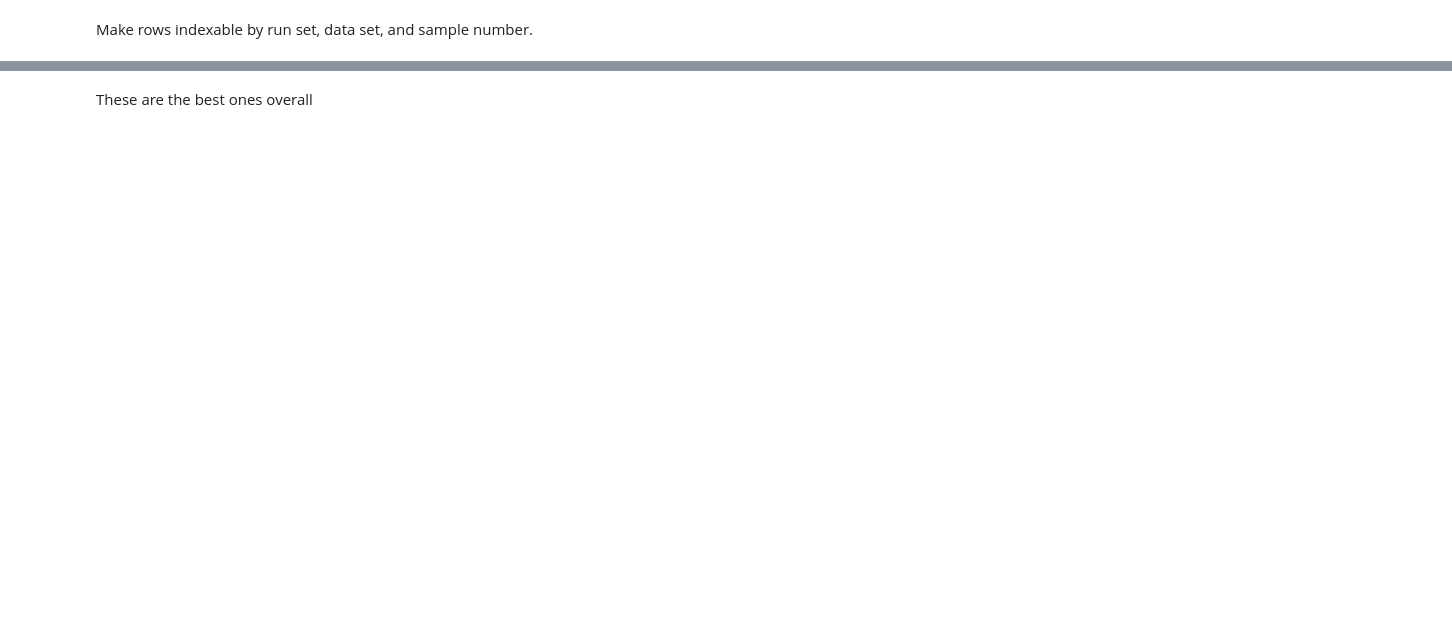
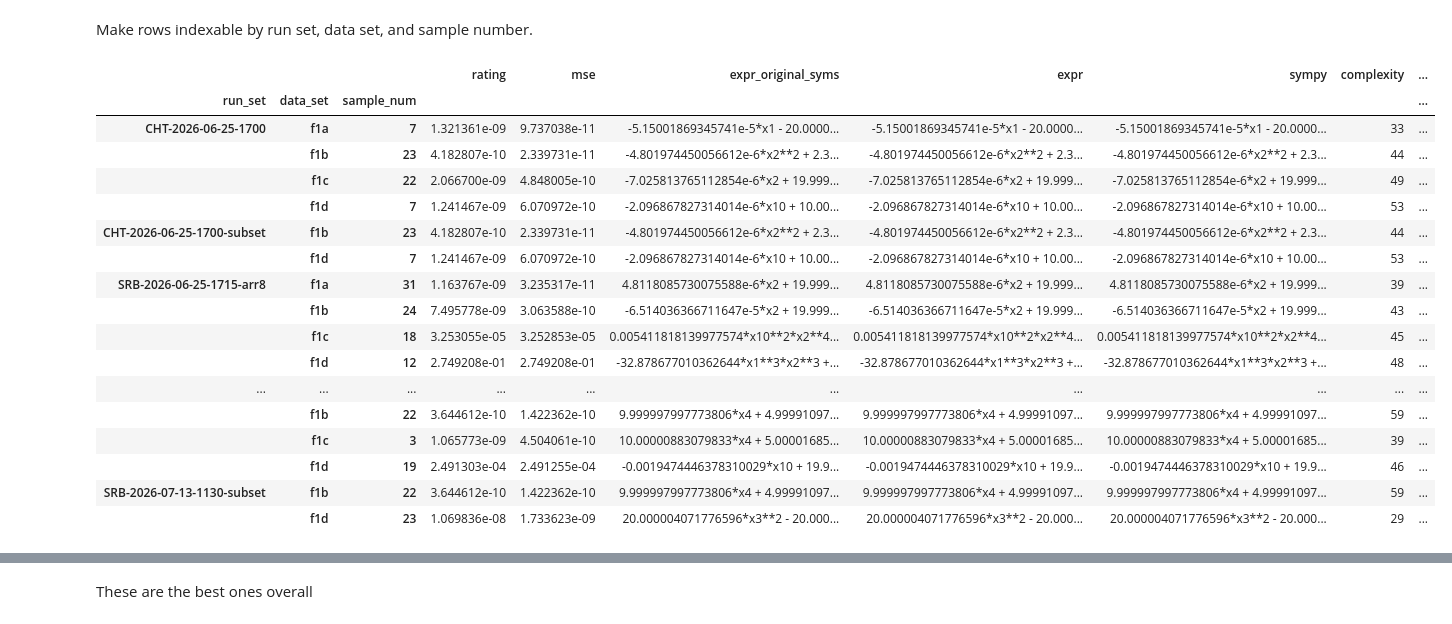
Before and after one commit to wgm-applied-math/JessamineBenchmark.jl, a Jupyter notebook: benchmarks/Friedman-1/Analysis.ipynb, the cells around one changed output, grey strips where cells are left out. Drawn from its saved outputs; the diff is of its cells as text; code cells hidden in the pictures; blank space fills up the shorter version.

```diff
--- a/benchmarks/Friedman-1/Analysis.ipynb
+++ b/benchmarks/Friedman-1/Analysis.ipynb
@@ -46,2 +57,24 @@ fr2 = fr1.set_index(["run_set", "data_set", "sample_num"])
+# %%
+all_min_mse_ixs = fr2.groupby(level=["run_set", "data_set"]).mse.idxmin()
+fr2.loc[all_min_mse_ixs]
+# %% [output]
+|  |  |  | rating | mse | expr_original_syms | expr | sympy | complexity | ... |
+| run_set | data_set | sample_num |  |  |  |  |  |  | ... |
+| CHT-2026-06-25-1700 | f1a | 7 | 1.321361e-09 | 9.737038e-11 | -5.15001869345741e-5*x1 - 20.0000... | -5.15001869345741e-5*x1 - 20.0000... | -5.15001869345741e-5*x1 - 20.0000... | 33 | ... |
+|  | f1b | 23 | 4.182807e-10 | 2.339731e-11 | -4.801974450056612e-6*x2**2 + 2.3... | -4.801974450056612e-6*x2**2 + 2.3... | -4.801974450056612e-6*x2**2 + 2.3... | 44 | ... |
+|  | f1c | 22 | 2.066700e-09 | 4.848005e-10 | -7.025813765112854e-6*x2 + 19.999... | -7.025813765112854e-6*x2 + 19.999... | -7.025813765112854e-6*x2 + 19.999... | 49 | ... |
+|  | f1d | 7 | 1.241467e-09 | 6.070972e-10 | -2.096867827314014e-6*x10 + 10.00... | -2.096867827314014e-6*x10 + 10.00... | -2.096867827314014e-6*x10 + 10.00... | 53 | ... |
+| CHT-2026-06-25-1700-subset | f1b | 23 | 4.182807e-10 | 2.339731e-11 | -4.801974450056612e-6*x2**2 + 2.3... | -4.801974450056612e-6*x2**2 + 2.3... | -4.801974450056612e-6*x2**2 + 2.3... | 44 | ... |
+|  | f1d | 7 | 1.241467e-09 | 6.070972e-10 | -2.096867827314014e-6*x10 + 10.00... | -2.096867827314014e-6*x10 + 10.00... | -2.096867827314014e-6*x10 + 10.00... | 53 | ... |
+| SRB-2026-06-25-1715-arr8 | f1a | 31 | 1.163767e-09 | 3.235317e-11 | 4.8118085730075588e-6*x2 + 19.999... | 4.8118085730075588e-6*x2 + 19.999... | 4.8118085730075588e-6*x2 + 19.999... | 39 | ... |
+|  | f1b | 24 | 7.495778e-09 | 3.063588e-10 | -6.514036366711647e-5*x2 + 19.999... | -6.514036366711647e-5*x2 + 19.999... | -6.514036366711647e-5*x2 + 19.999... | 43 | ... |
+|  | f1c | 18 | 3.253055e-05 | 3.252853e-05 | 0.005411818139977574*x10**2*x2**4... | 0.005411818139977574*x10**2*x2**4... | 0.005411818139977574*x10**2*x2**4... | 45 | ... |
+|  | f1d | 12 | 2.749208e-01 | 2.749208e-01 | -32.878677010362644*x1**3*x2**3 +... | -32.878677010362644*x1**3*x2**3 +... | -32.878677010362644*x1**3*x2**3 +... | 48 | ... |
+| ... | ... | ... | ... | ... | ... | ... | ... | ... | ... |
+|  | f1b | 22 | 3.644612e-10 | 1.422362e-10 | 9.999997997773806*x4 + 4.99991097... | 9.999997997773806*x4 + 4.99991097... | 9.999997997773806*x4 + 4.99991097... | 59 | ... |
+|  | f1c | 3 | 1.065773e-09 | 4.504061e-10 | 10.00000883079833*x4 + 5.00001685... | 10.00000883079833*x4 + 5.00001685... | 10.00000883079833*x4 + 5.00001685... | 39 | ... |
+|  | f1d | 19 | 2.491303e-04 | 2.491255e-04 | -0.0019474446378310029*x10 + 19.9... | -0.0019474446378310029*x10 + 19.9... | -0.0019474446378310029*x10 + 19.9... | 46 | ... |
+| SRB-2026-07-13-1130-subset | f1b | 22 | 3.644612e-10 | 1.422362e-10 | 9.999997997773806*x4 + 4.99991097... | 9.999997997773806*x4 + 4.99991097... | 9.999997997773806*x4 + 4.99991097... | 59 | ... |
+|  | f1d | 23 | 1.069836e-08 | 1.733623e-09 | 20.000004071776596*x3**2 - 20.000... | 20.000004071776596*x3**2 - 20.000... | 20.000004071776596*x3**2 - 20.000... | 29 | ... |
 # %%
 srb1 = fr2.loc["SRB-2026-06-25-1715-arr8"]
```
Also changed, not shown: parts of 68 cells of this notebook, 1 other file.
